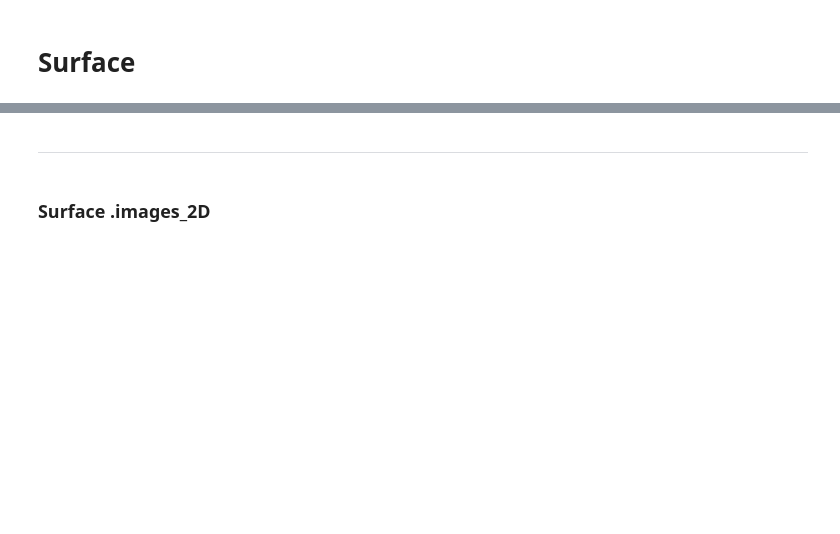
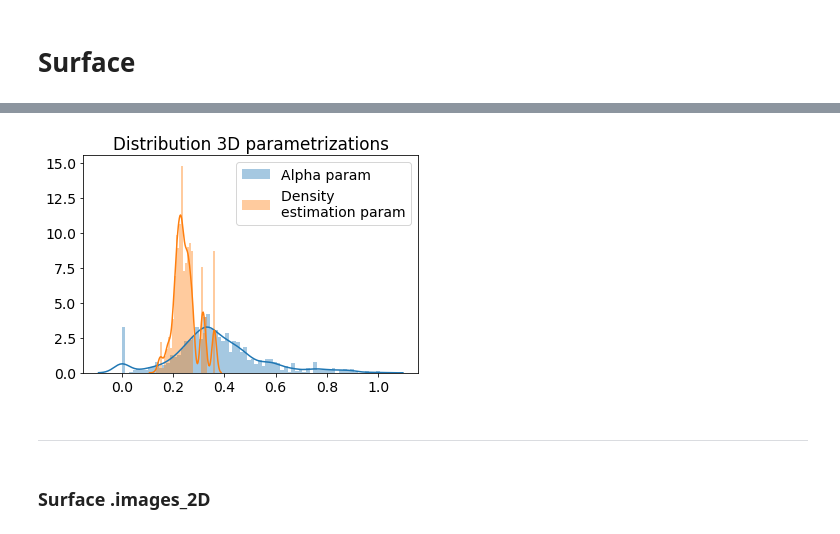
Before and after one commit to gbeltramo/euchar, a Jupyter notebook: notebooks/003-surface.ipynb, the cells around one changed output, grey strips where cells are left out. Saved outputs shown, nothing was run; the diff lists cells and outputs as text; code cells hidden in the pictures; blank space fills up the shorter version.

```diff
--- a/notebooks/003-surface.ipynb
+++ b/notebooks/003-surface.ipynb
@@ -26,3 +50,9 @@ pts3 = np.random.rand(N, 3)
+# %%
+ax = sns.distplot(alpha_3d, label="Alpha param", bins=70)
+ax = sns.distplot(density_3d, label="Density \nestimation param", bins=30)
+ax.set(title="Distribution 3D parametrizations"); ax.legend();
+# %% [output]
+[figure, added]
 # %% [markdown]
 ***
 # %% [markdown]
```
Also changed, not shown: parts of 51 cells of this notebook, 12 other files.
